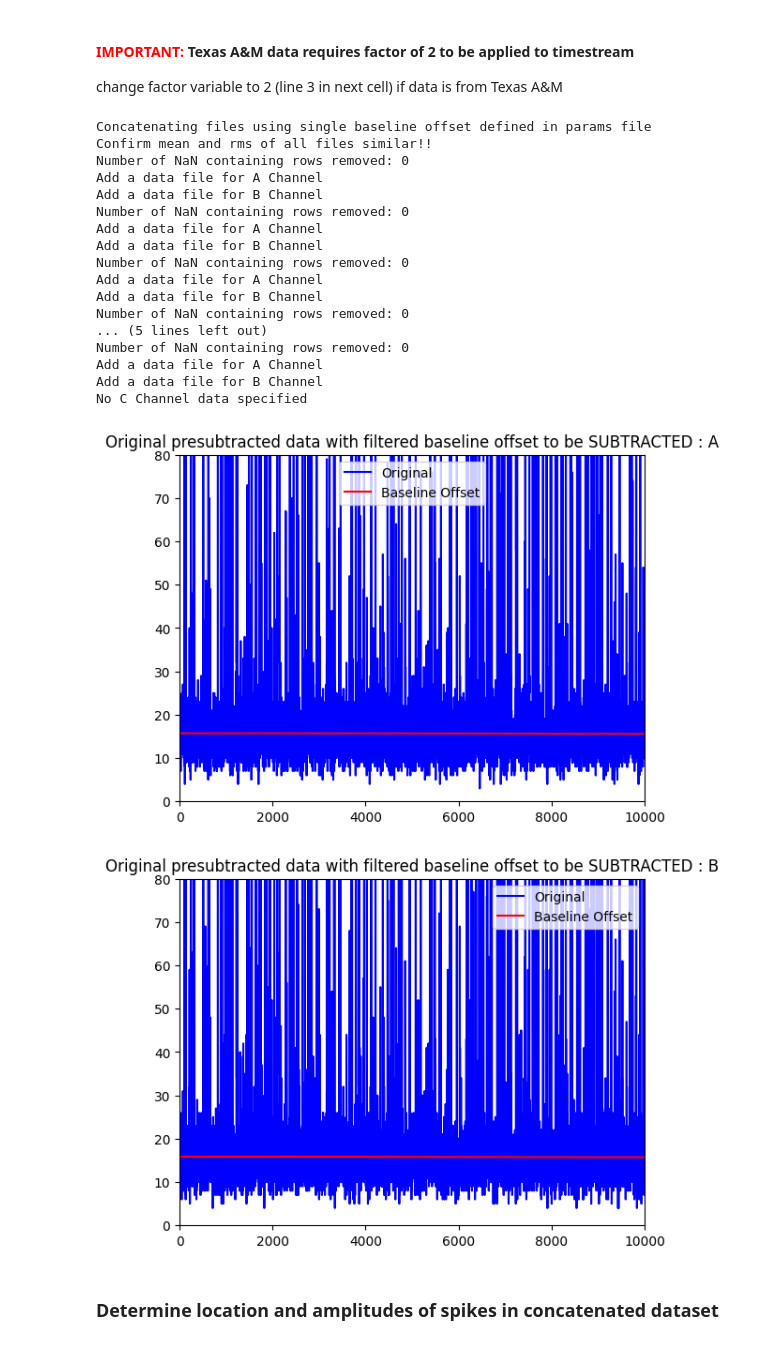
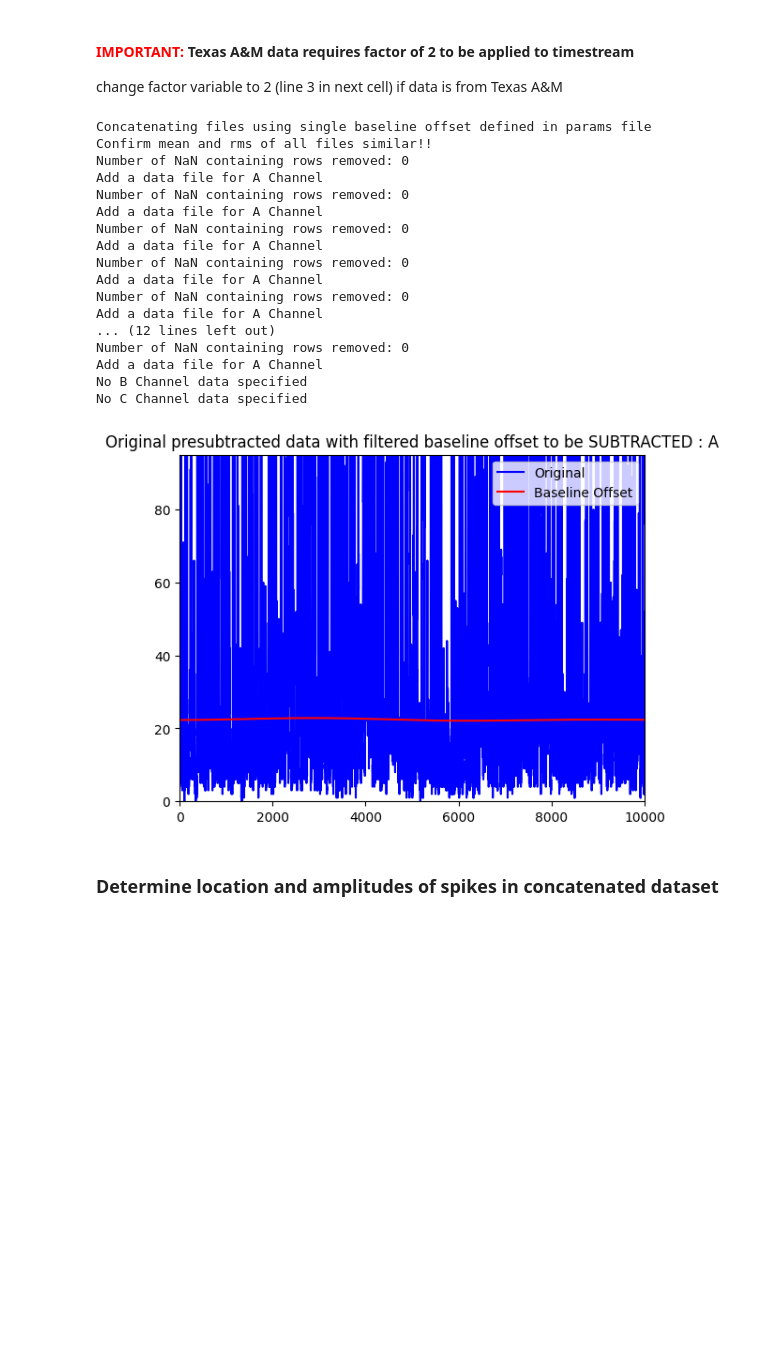
Before and after one commit to OmGuin/BASDL, a Jupyter notebook: Preprocessing_basus.ipynb, the cells around one changed output. Saved outputs shown, nothing was run; the diff lists cells and outputs as text; code cells hidden in the pictures; blank space fills up the shorter version.

```diff
--- a/Preprocessing_basus.ipynb
+++ b/Preprocessing_basus.ipynb
@@ -578,7 +578,7 @@ change factor variable to 2 (line 3 in next cell) if data is from Texas A&M
 #This code block will take VERY long if using large amounts of data (generally from simulation)... Consider commenting plt.clf(), plt.hist(..), plt.pause(1) in each of the channel conditionals
 print('Concatenating files using single baseline offset defined in params file')
 print('Confirm mean and rms of all files similar!!')
-factor = 1
+factor = 2
 
 for i in range(numcatfiles):
     filename = os.path.join(PrePathName, catfilenames[i].strip("\n"))
@@ -690,41 +690,40 @@ if driftwinA != 0 and colA != 0:
     handlesA['basedriftA'] = basedrift
 if driftwinB != 0 and colB != 0:
     I_B, basedrift = basedrift_data(I_B, driftwinB, "B")
     handlesB['basedriftB'] = basedrift
 if driftwinC != 0 and colC != 0:
     I_C, basedrift = basedrift_data(I_C, driftwinC, 'C')
     handlesC['basedriftC'] = basedrift
 
 #Apply baseline threshold filter (paramsfile parameters 7&8) to subtract offset
 if basethreshA != 0 and colA != 0:
     I_A, baseoffset = basethresh_data(I_A, basethreshA, 'A')
     handlesA['baseoffsetA'] = baseoffset
 if basethreshB != 0 and colB != 0:
     I_B, baseoffset = basethresh_data(I_B, basethreshB, 'B')
     handlesB['baseoffsetB'] = baseoffset
 if basethreshC != 0 and colC != 0:
     I_C, baseoffset = basethresh_data(I_C, basethreshC, 'C')
     handlesC['baseoffsetC'] = baseoffset
 # %% [output]
 Concatenating files using single baseline offset defined in params file
 Confirm mean and rms of all files similar!!
 Number of NaN containing rows removed: 0
 Add a data file for A Channel
-Add a data file for B Channel
 Number of NaN containing rows removed: 0
 Add a data file for A Channel
-Add a data file for B Channel
 Number of NaN containing rows removed: 0
 Add a data file for A Channel
-Add a data file for B Channel
-Number of NaN containing rows removed: 0
-... (5 lines left out)
 Number of NaN containing rows removed: 0
 Add a data file for A Channel
-Add a data file for B Channel
+Number of NaN containing rows removed: 0
+Add a data file for A Channel
+... (12 lines left out)
+Number of NaN containing rows removed: 0
+Add a data file for A Channel
+No B Channel data specified
 No C Channel data specified
-[figure, old version]
+[figure, new version]
-[figure, removed]
 # %% [markdown]
 ### Determine location and amplitudes of spikes in concatenated dataset
 # %%
```
Also changed, not shown: parts of 6 cells of this notebook, 44 other files.
